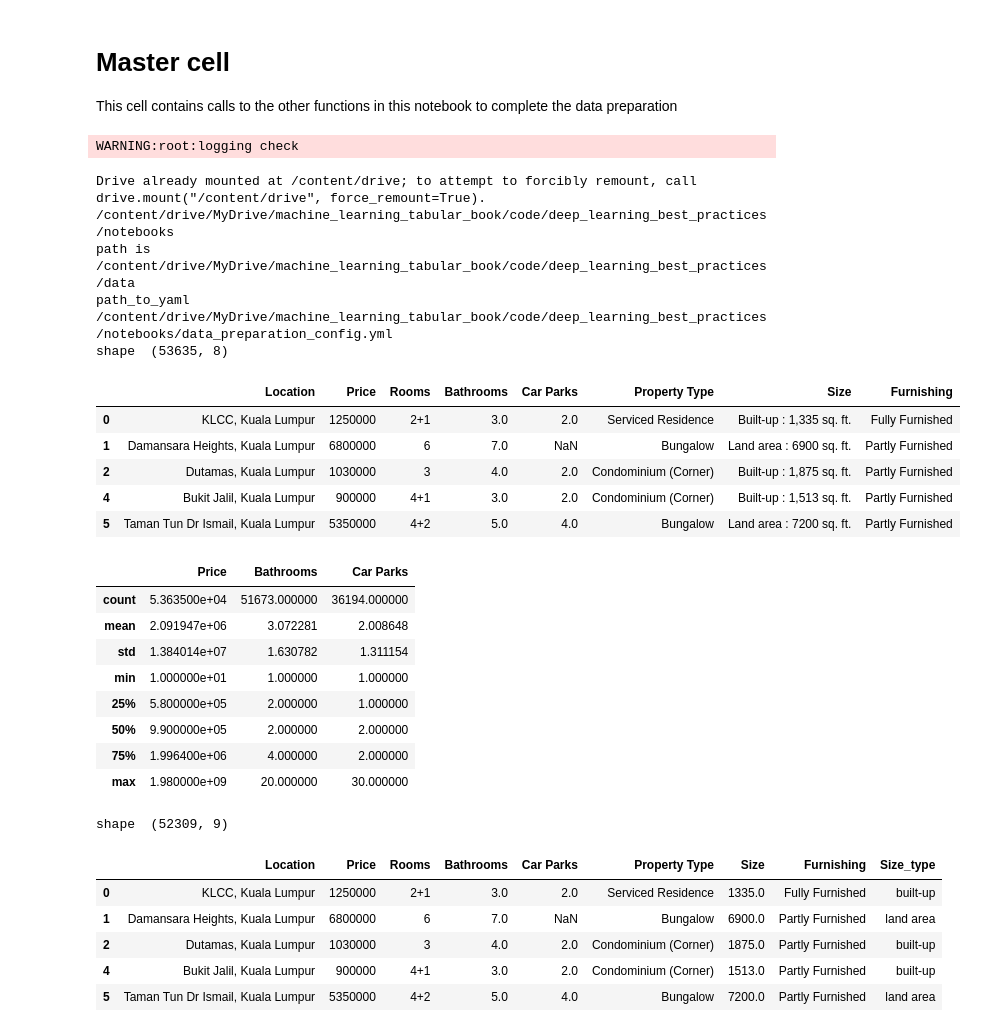
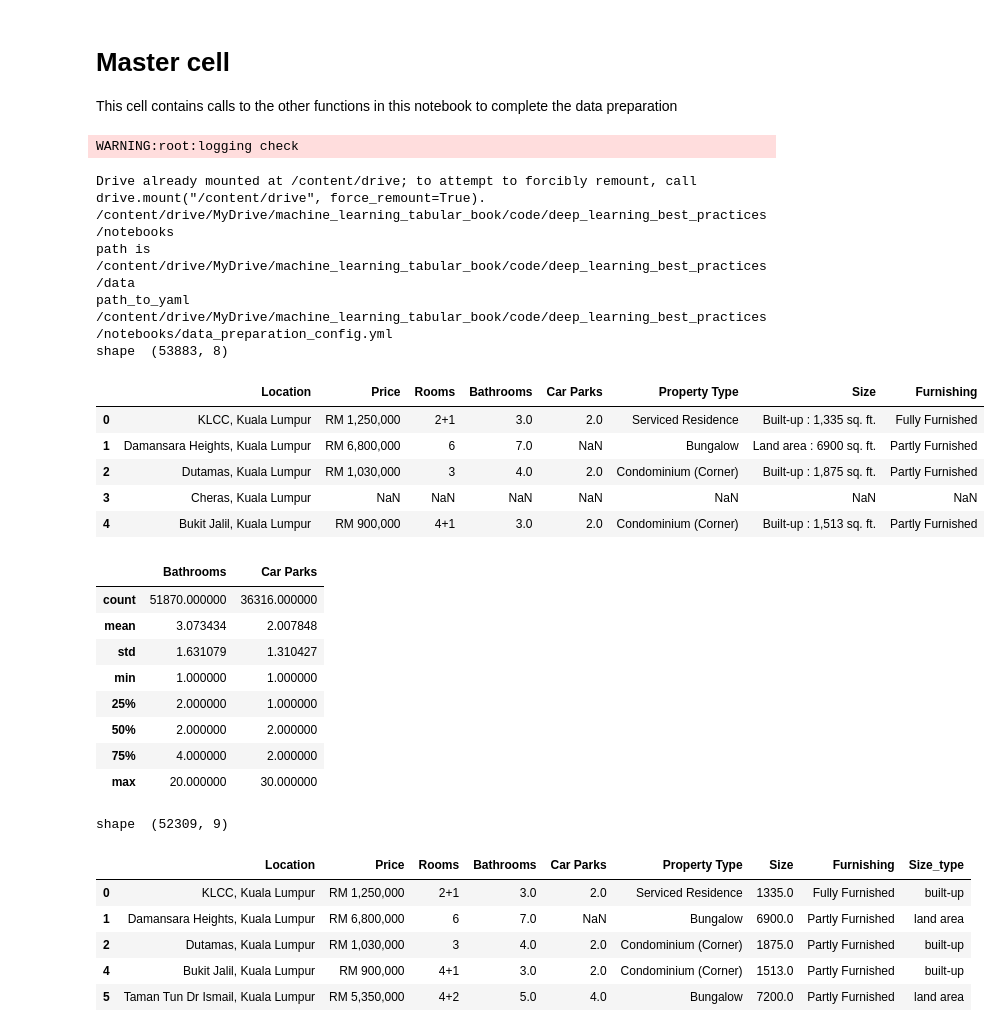
Before and after one commit to ryanmark1867/deep_learning_best_practices, a Jupyter notebook: notebooks/data_preparation.ipynb, the cells around one changed output. Cells and saved outputs as stored; diff of their text form; code cells hidden in the pictures.

Commit message:
update 2 data prep

```diff
--- a/notebooks/data_preparation.ipynb
+++ b/notebooks/data_preparation.ipynb
@@ -298,49 +298,50 @@ This cell contains calls to the other functions in this notebook to complete the
 # %%
 # master cell to call the other functions
 # get the path for data files
 set_current_directory()
 path = get_path()
 print("path is ",path)
 config = get_config('data_preparation_config.yml')
 logging.getLogger().setLevel(logging.WARNING)
 logging.warning("logging check")
 #print_config_values(config)
 # load dataframe and, if parameter set, save CSV file as a pickled dataframe
+df = ingest_data(path,config['file_names']['input_csv'],config['file_names']['pickled_input_dataframe'],config['general']['save_raw_dataframe'],config['general']['load_from_scratch'])
 print("shape ",df.shape)
 '''
 # get basic assessment information for the dataframe
 basic_assessment(df,config['columns'],config['valid_values'],config['non_negative_continuous'])
 # get assessment for geospatial information
 geo_assessment(df,config['bounding_box'])
 '''
 df.head()
 # %% [output]
 WARNING:root:logging check
 Drive already mounted at /content/drive; to attempt to forcibly remount, call drive.mount("/content/drive", force_remount=True).
 /content/drive/MyDrive/machine_learning_tabular_book/code/deep_learning_best_practices/notebooks
 path is  /content/drive/MyDrive/machine_learning_tabular_book/code/deep_learning_best_practices/data
 path_to_yaml /content/drive/MyDrive/machine_learning_tabular_book/code/deep_learning_best_practices/notebooks/data_preparation_config.yml
-shape  (53635, 8)
+shape  (53883, 8)
 |  | Location | Price | Rooms | Bathrooms | Car Parks | Property Type | Size | Furnishing |
-| 0 | KLCC, Kuala Lumpur | 1250000 | 2+1 | 3.0 | 2.0 | Serviced Residence | Built-up : 1,335 sq. ft. | Fully Furnished |
-| 1 | Damansara Heights, Kuala Lumpur | 6800000 | 6 | 7.0 | NaN | Bungalow | Land area : 6900 sq. ft. | Partly Furnished |
-| 2 | Dutamas, Kuala Lumpur | 1030000 | 3 | 4.0 | 2.0 | Condominium (Corner) | Built-up : 1,875 sq. ft. | Partly Furnished |
-| 4 | Bukit Jalil, Kuala Lumpur | 900000 | 4+1 | 3.0 | 2.0 | Condominium (Corner) | Built-up : 1,513 sq. ft. | Partly Furnished |
-| 5 | Taman Tun Dr Ismail, Kuala Lumpur | 5350000 | 4+2 | 5.0 | 4.0 | Bungalow | Land area : 7200 sq. ft. | Partly Furnished |
+| 0 | KLCC, Kuala Lumpur | RM 1,250,000 | 2+1 | 3.0 | 2.0 | Serviced Residence | Built-up : 1,335 sq. ft. | Fully Furnished |
+| 1 | Damansara Heights, Kuala Lumpur | RM 6,800,000 | 6 | 7.0 | NaN | Bungalow | Land area : 6900 sq. ft. | Partly Furnished |
+| 2 | Dutamas, Kuala Lumpur | RM 1,030,000 | 3 | 4.0 | 2.0 | Condominium (Corner) | Built-up : 1,875 sq. ft. | Partly Furnished |
+| 3 | Cheras, Kuala Lumpur | NaN | NaN | NaN | NaN | NaN | NaN | NaN |
+| 4 | Bukit Jalil, Kuala Lumpur | RM 900,000 | 4+1 | 3.0 | 2.0 | Condominium (Corner) | Built-up : 1,513 sq. ft. | Partly Furnished |
 # %%
 df.describe()
 # %% [output]
-|  | Price | Bathrooms | Car Parks |
-| count | 5.363500e+04 | 51673.000000 | 36194.000000 |
-| mean | 2.091947e+06 | 3.072281 | 2.008648 |
-| std | 1.384014e+07 | 1.630782 | 1.311154 |
-| min | 1.000000e+01 | 1.000000 | 1.000000 |
-| 25% | 5.800000e+05 | 2.000000 | 1.000000 |
-| 50% | 9.900000e+05 | 2.000000 | 2.000000 |
-| 75% | 1.996400e+06 | 4.000000 | 2.000000 |
-| max | 1.980000e+09 | 20.000000 | 30.000000 |
+|  | Bathrooms | Car Parks |
+| count | 51870.000000 | 36316.000000 |
+| mean | 3.073434 | 2.007848 |
+| std | 1.631079 | 1.310427 |
+| min | 1.000000 | 1.000000 |
+| 25% | 2.000000 | 1.000000 |
+| 50% | 2.000000 | 2.000000 |
+| 75% | 4.000000 | 2.000000 |
+| max | 20.000000 | 30.000000 |
 # %%
-#df = ingest_data(path,config['file_names']['input_csv'],config['file_names']['pickled_input_dataframe'],config['general']['save_raw_dataframe'],config['general']['load_from_scratch'])
+# complete clean up of Price and Size columns
 df = clean_up_price_col(df)
 clean_up_list = ["-","\+",'\'','\~',"xx","sf","acre","#"]
 df = clean_up_size_col(df,clean_up_list)
@@ -349,11 +350,11 @@ df.head()
 # %% [output]
 shape  (52309, 9)
 |  | Location | Price | Rooms | Bathrooms | Car Parks | Property Type | Size | Furnishing | Size_type |
-| 0 | KLCC, Kuala Lumpur | 1250000 | 2+1 | 3.0 | 2.0 | Serviced Residence | 1335.0 | Fully Furnished | built-up |
-| 1 | Damansara Heights, Kuala Lumpur | 6800000 | 6 | 7.0 | NaN | Bungalow | 6900.0 | Partly Furnished | land area |
-| 2 | Dutamas, Kuala Lumpur | 1030000 | 3 | 4.0 | 2.0 | Condominium (Corner) | 1875.0 | Partly Furnished | built-up |
-| 4 | Bukit Jalil, Kuala Lumpur | 900000 | 4+1 | 3.0 | 2.0 | Condominium (Corner) | 1513.0 | Partly Furnished | built-up |
-| 5 | Taman Tun Dr Ismail, Kuala Lumpur | 5350000 | 4+2 | 5.0 | 4.0 | Bungalow | 7200.0 | Partly Furnished | land area |
+| 0 | KLCC, Kuala Lumpur | RM 1,250,000 | 2+1 | 3.0 | 2.0 | Serviced Residence | 1335.0 | Fully Furnished | built-up |
+| 1 | Damansara Heights, Kuala Lumpur | RM 6,800,000 | 6 | 7.0 | NaN | Bungalow | 6900.0 | Partly Furnished | land area |
+| 2 | Dutamas, Kuala Lumpur | RM 1,030,000 | 3 | 4.0 | 2.0 | Condominium (Corner) | 1875.0 | Partly Furnished | built-up |
+| 4 | Bukit Jalil, Kuala Lumpur | RM 900,000 | 4+1 | 3.0 | 2.0 | Condominium (Corner) | 1513.0 | Partly Furnished | built-up |
+| 5 | Taman Tun Dr Ismail, Kuala Lumpur | RM 5,350,000 | 4+2 | 5.0 | 4.0 | Bungalow | 7200.0 | Partly Furnished | land area |
 # %%
 df.describe()
 # %% [output]
```
Also changed, not shown: parts of 4 cells of this notebook.
